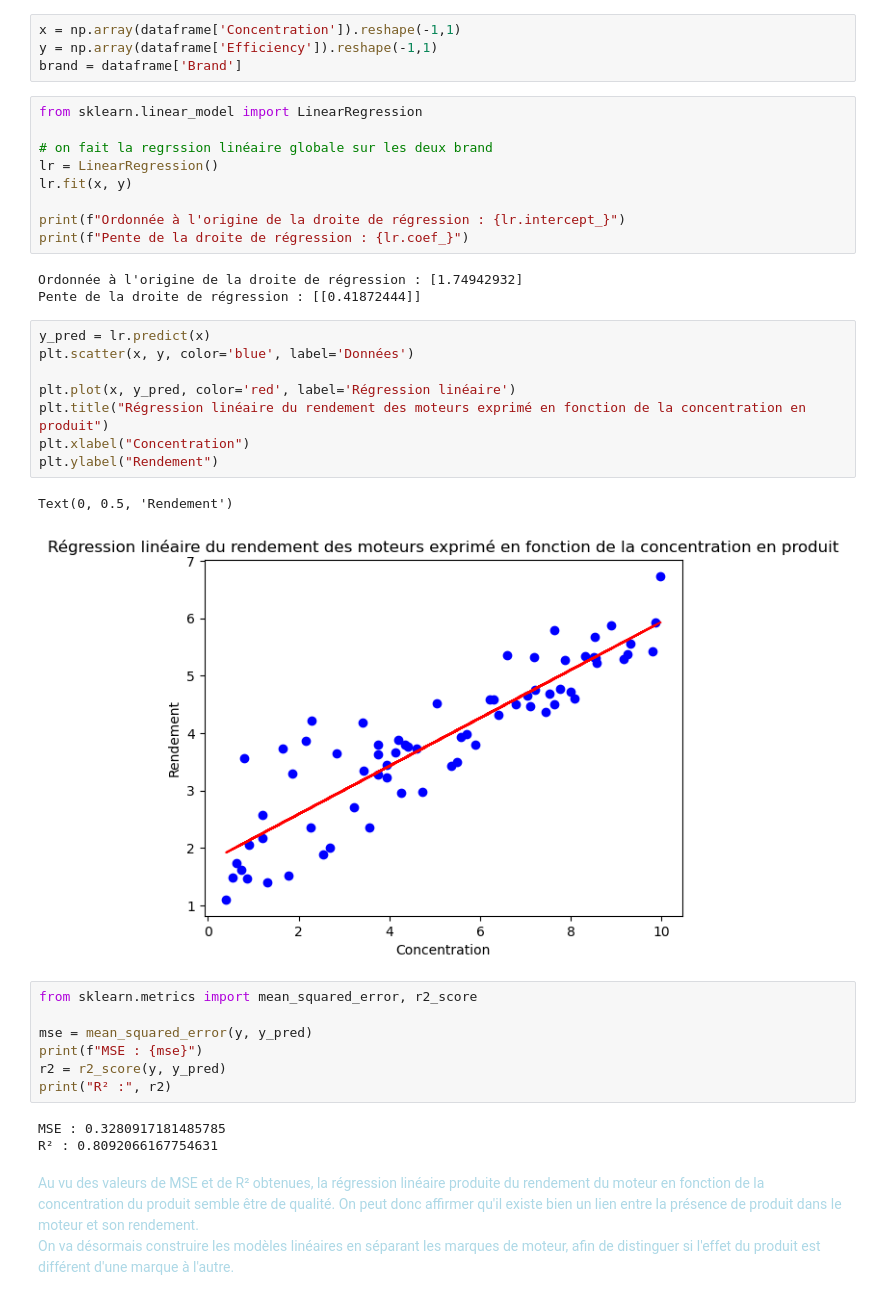
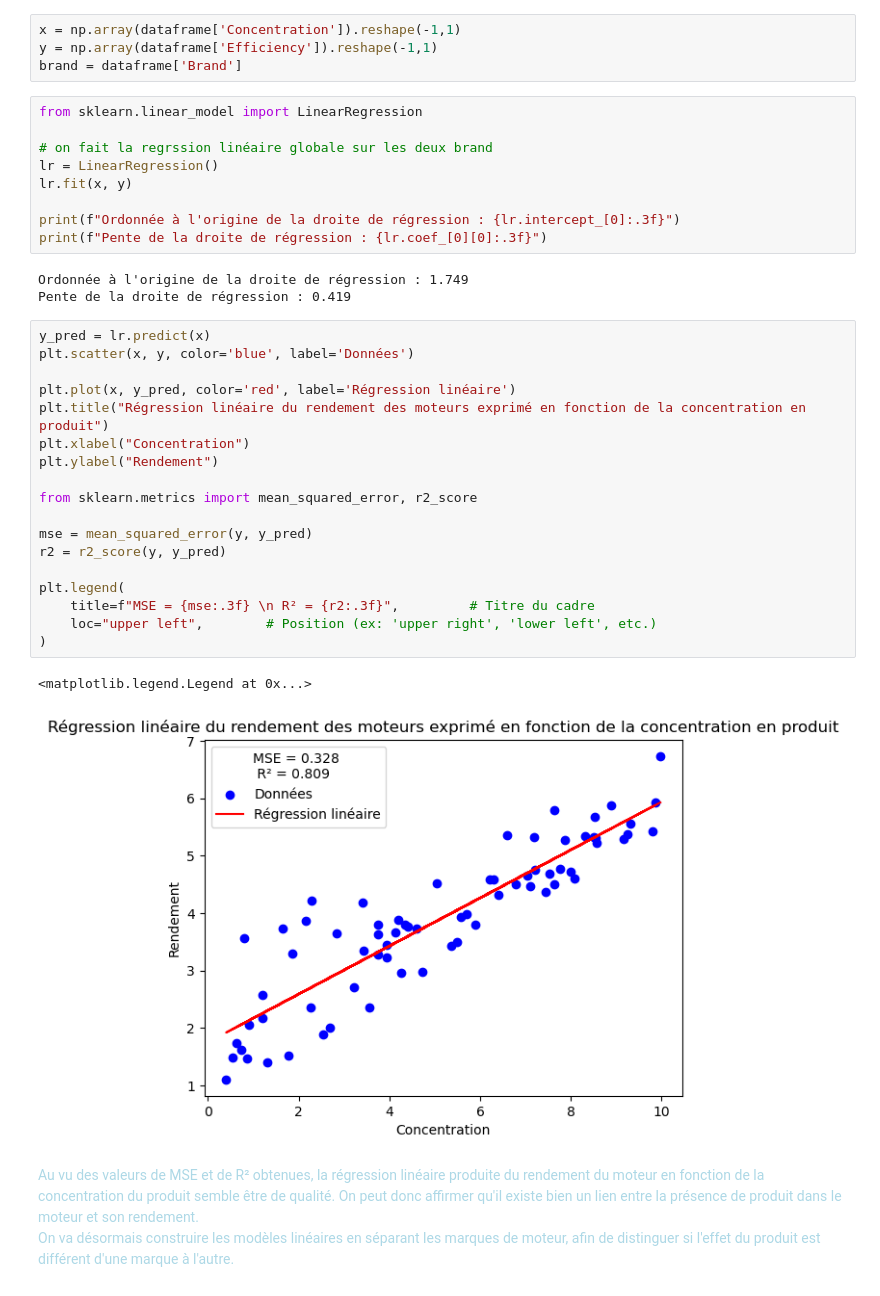
Before and after one commit to oclaich/stat-ml, a Jupyter notebook: TPs/BE_statML_2025/BE_StatML_2025_Maignan_Claich.ipynb, the cells around one changed output. Cells and saved outputs as stored; diff of their text form.

```diff
--- a/TPs/BE_statML_2025/BE_StatML_2025_Maignan_Claich.ipynb
+++ b/TPs/BE_statML_2025/BE_StatML_2025_Maignan_Claich.ipynb
@@ -132,32 +132,32 @@ from sklearn.linear_model import LinearRegression
 lr = LinearRegression()
 lr.fit(x, y)
 
-print(f"Ordonnée à l'origine de la droite de régression : {lr.intercept_}")
-print(f"Pente de la droite de régression : {lr.coef_}")
+print(f"Ordonnée à l'origine de la droite de régression : {lr.intercept_[0]:.3f}")
+print(f"Pente de la droite de régression : {lr.coef_[0][0]:.3f}")
 # %% [output]
-Ordonnée à l'origine de la droite de régression : [1.74942932]
-Pente de la droite de régression : [[0.41872444]]
+Ordonnée à l'origine de la droite de régression : 1.749
+Pente de la droite de régression : 0.419
 # %%
 y_pred = lr.predict(x)
 plt.scatter(x, y, color='blue', label='Données')
 
 plt.plot(x, y_pred, color='red', label='Régression linéaire')
 plt.title("Régression linéaire du rendement des moteurs exprimé en fonction de la concentration en produit")
 plt.xlabel("Concentration")
 plt.ylabel("Rendement")
+
+from sklearn.metrics import mean_squared_error, r2_score
+
+mse = mean_squared_error(y, y_pred)
+r2 = r2_score(y, y_pred)
+
+plt.legend(
+    title=f"MSE = {mse:.3f} \n R² = {r2:.3f}",         # Titre du cadre
+    loc="upper left",        # Position (ex: 'upper right', 'lower left', etc.)
+)
 # %% [output]
-Text(0, 0.5, 'Rendement')
+<matplotlib.legend.Legend at 0x...>
-[figure, old version]
+[figure, new version]
-# %%
-from sklearn.metrics import mean_squared_error, r2_score
-
-mse = mean_squared_error(y, y_pred)
-print(f"MSE : {mse}")
-r2 = r2_score(y, y_pred)
-print("R² :", r2)
-# %% [output]
-MSE : 0.3280917181485785
-R² : 0.8092066167754631
 # %% [markdown]
 <span style='color:lightblue'>
 Au vu des valeurs de MSE et de R² obtenues, la régression linéaire produite du rendement du moteur en fonction de la concentration du produit semble être de qualité. On peut donc affirmer qu'il existe bien un lien entre la présence de produit dans le moteur et son rendement. <br>
```
Also changed, not shown: parts of 17 cells of this notebook, 1 other file.
